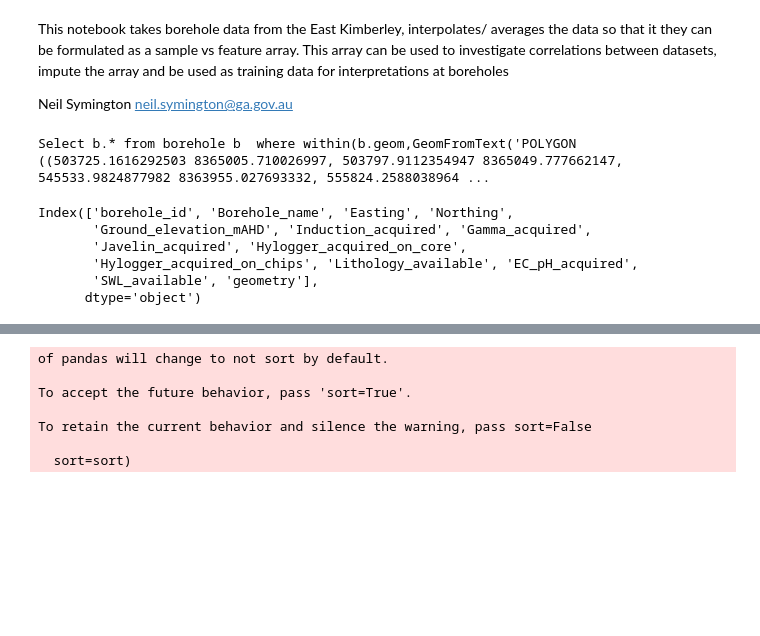
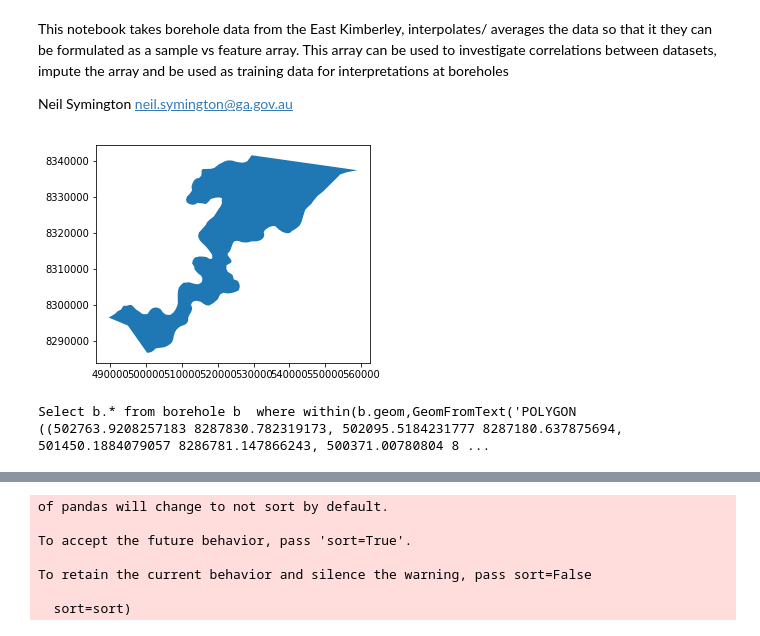
Before and after one commit to GeoscienceAustralia/hydrogeol_utils, a Jupyter notebook: notebooks/EastKimberley_borehole_data_integration.ipynb, the cells around one changed output, grey strips where cells are left out. Drawn from its saved outputs; the diff is of its cells as text; code cells hidden in the pictures; blank space fills up the shorter version.

```diff
--- a/notebooks/EastKimberley_borehole_data_integration.ipynb
+++ b/notebooks/EastKimberley_borehole_data_integration.ipynb
@@ -41,14 +41,16 @@ def search(kword_dict, word):
 # %%
 # First we bring in polygons for the project area
 
 gdf = gpd.read_file(r"\\prod.lan\active\proj\futurex\East_Kimberley\Working\Neil\Keep_spatial\Keep_River_polygons.shp")
 
 # Visualise the palaeovalley extent as defined by the magnetics
-#gdf.loc[[0],'geometry'].plot()
+gdf.loc[[0],'geometry'].plot()
 
 # Create a unary union so we can query our spatially query the bores
-OrdKeep = gdf.geometry.unary_union.wkt
-#OrdKeep = gdf['geometry'].iloc[0].wkt
+#OrdKeep = gdf.geometry.unary_union.wkt
+OrdKeep = gdf['geometry'].iloc[0].wkt
+# %% [output]
+[figure, added]
 # %%
 # Extract data from the database
 
@@ -73,14 +75,8 @@ connection = engine.connect()
 # %%
 df_header = borehole_utils.extract_boreholes_within_geometry('borehole', connection, OrdKeep,
                                                              columns = 'all', verbose = True)
+
+
+#df_header = pd.read_sql("SELECT * from borehole", connection)
 # %% [output]
-Select b.* from borehole b  where within(b.geom,GeomFromText('POLYGON ((503725.1616292503 8365005.710026997, 503797.9112354947 8365049.777662147, 545533.9824877982 8363955.027693332, 555824.2588038964 ...
+Select b.* from borehole b  where within(b.geom,GeomFromText('POLYGON ((502763.9208257183 8287830.782319173, 502095.5184231777 8287180.637875694, 501450.1884079057 8286781.147866243, 500371.00780804 8 ...
-# %%
-df_header.columns
-# %% [output]
-Index(['borehole_id', 'Borehole_name', 'Easting', 'Northing',
-       'Ground_elevation_mAHD', 'Induction_acquired', 'Gamma_acquired',
-       'Javelin_acquired', 'Hylogger_acquired_on_core',
-       'Hylogger_acquired_on_chips', 'Lithology_available', 'EC_pH_acquired',
-       'SWL_available', 'geometry'],
-      dtype='object')
```
Also changed, not shown: parts of 14 cells of this notebook, 4 other files.
